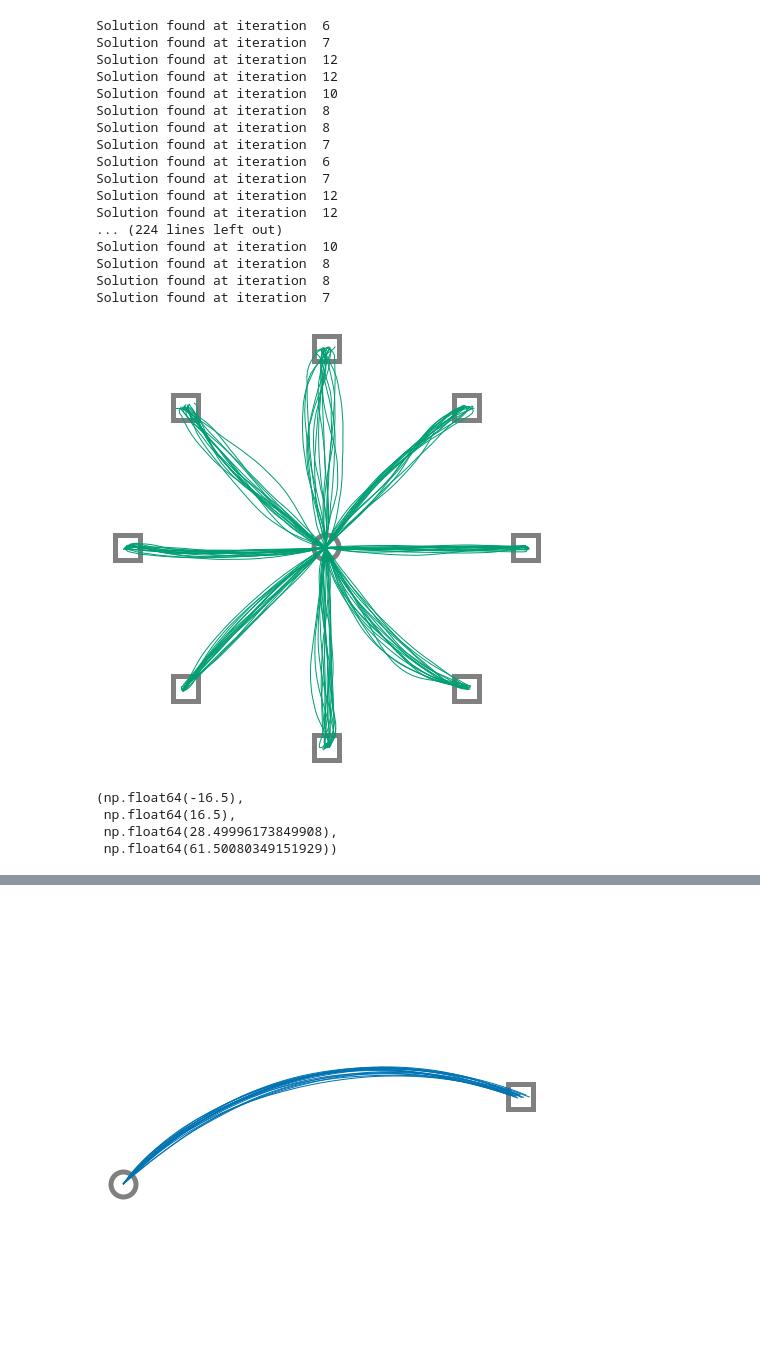
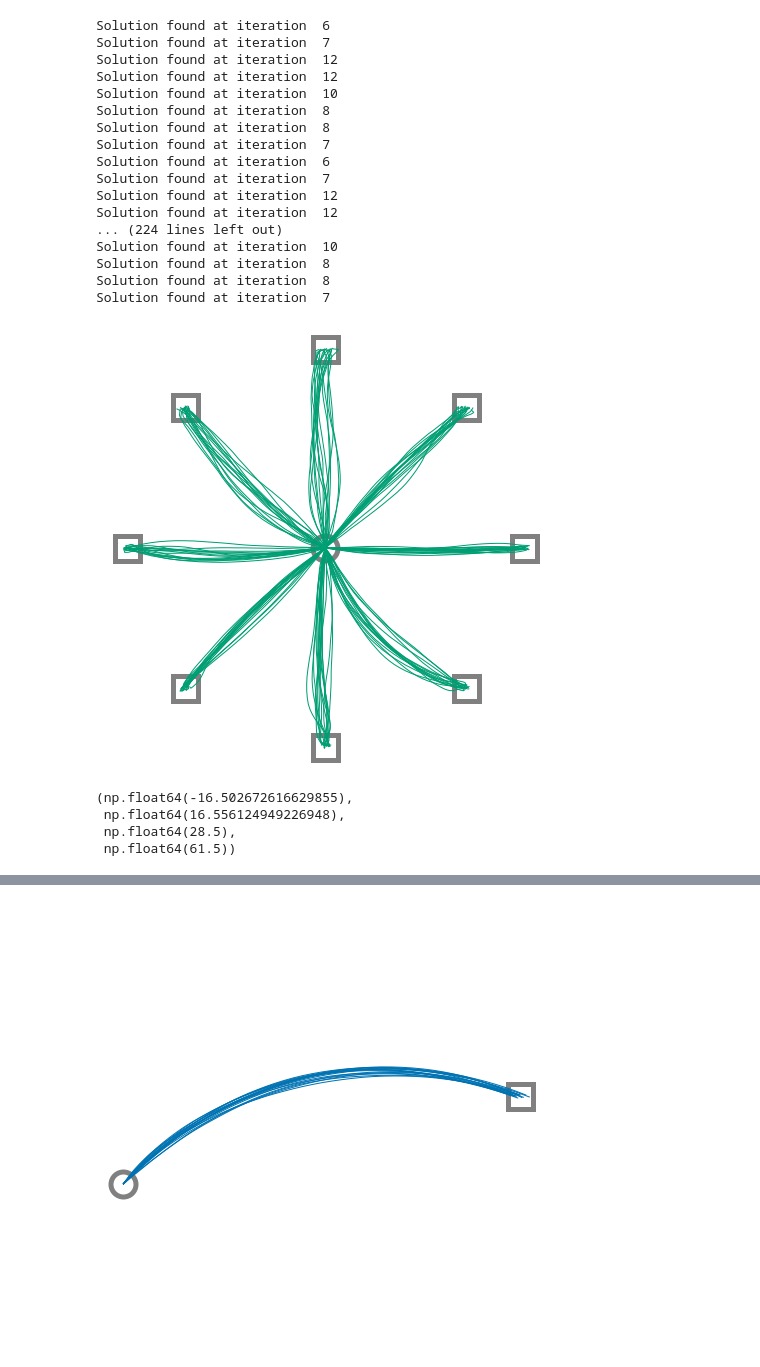
Before and after one commit to AlexandreThy/PhD, a Jupyter notebook: CurrentParts/PaperPlot.ipynb, the cells around one changed output, grey strips where cells are left out. Drawn from its saved outputs; the diff is of its cells as text; code cells hidden in the pictures.

```diff
--- a/CurrentParts/PaperPlot.ipynb
+++ b/CurrentParts/PaperPlot.ipynb
@@ -23,7 +23,7 @@ trajectories = np.zeros((NUM_SIM,8,NumIteration,2))
 for num_sim in range(NUM_SIM):
     for iter,angles in enumerate(np.linspace(0,2*pi,9)[:-1]) :
         tg = [XST+cos(angles)*15,YST+sin(angles)*15]
-        xILQG,yILQG,zilqg,uILQG=ILQG(MovementTime,100,50,.1,tg,st,NumIteration,delay = 0.06,Noise=True)
+        xILQG,yILQG,zilqg,uILQG=ILQG(MovementTime,100,.05,.1,tg,st,NumIteration,delay = 0.06,Noise=True)
         trajectories[num_sim,iter] = np.array([xILQG,yILQG]).T
 
         if num_sim <= 15 : plt.plot(xILQG,yILQG,color = "#009E73",linewidth = 1,label = "ILQG")
@@ -34,42 +34,42 @@ ax = plt.gca()
 #ax.spines['right'].set_visible(False)
 plt.plot([XST],[YST],marker = "o",markersize = 25,markeredgecolor = "grey",markerfacecolor='white',zorder = 0,markeredgewidth = 5)
 ax.axis("off")
-plt.savefig("ILQG_Centerout.png",dpi = 300)
+plt.savefig("ILQG_Centerout.svg",dpi = 300)
 plt.show()
 plt.figure(figsize = (8,8))
 for iter,angles in enumerate(np.linspace(0,2*pi,9)[:-1]) :
     tg = [XST+cos(angles)*15,YST+sin(angles)*15]
 
     plt.plot(np.mean(trajectories[:,iter,:,0],axis = 0),np.mean(trajectories[:,iter,:,1],axis = 0),color = "#009E73",linewidth = 3,label = "ILQG")
     plt.plot([tg[0]],[tg[1]],marker = "s",markersize = 25,markeredgecolor = "grey",markerfacecolor='white',zorder = 0,markeredgewidth = 5)
 
 
 plt.axis("equal")
 ax = plt.gca()
 plt.plot([XST],[YST],marker = "o",markersize = 25,markeredgecolor = "grey",markerfacecolor='white',zorder = 0,markeredgewidth = 5)
 #ax.spines['top'].set_visible(False)
 #ax.spines['right'].set_visible(False)
 ax.axis("off")
 # %% [output]
 Solution found at iteration  6
 Solution found at iteration  7
 Solution found at iteration  12
 Solution found at iteration  12
 Solution found at iteration  10
 Solution found at iteration  8
 Solution found at iteration  8
 Solution found at iteration  7
 Solution found at iteration  6
 Solution found at iteration  7
 Solution found at iteration  12
 Solution found at iteration  12
 ... (224 lines left out)
 Solution found at iteration  10
 Solution found at iteration  8
 Solution found at iteration  8
 Solution found at iteration  7
-[figure, old version]
+[figure, new version]
-(np.float64(-16.5),
- np.float64(16.5),
- np.float64(28.49996173849908),
- np.float64(61.50080349151929))
+(np.float64(-16.502672616629855),
+ np.float64(16.556124949226948),
+ np.float64(28.5),
+ np.float64(61.5))
```
Also changed, not shown: parts of 14 cells of this notebook, 17 other files.
